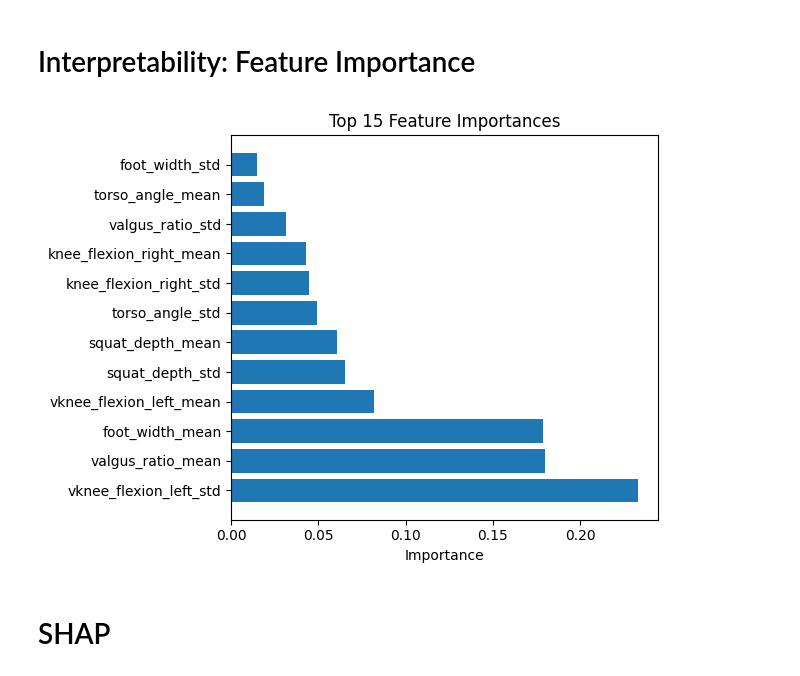
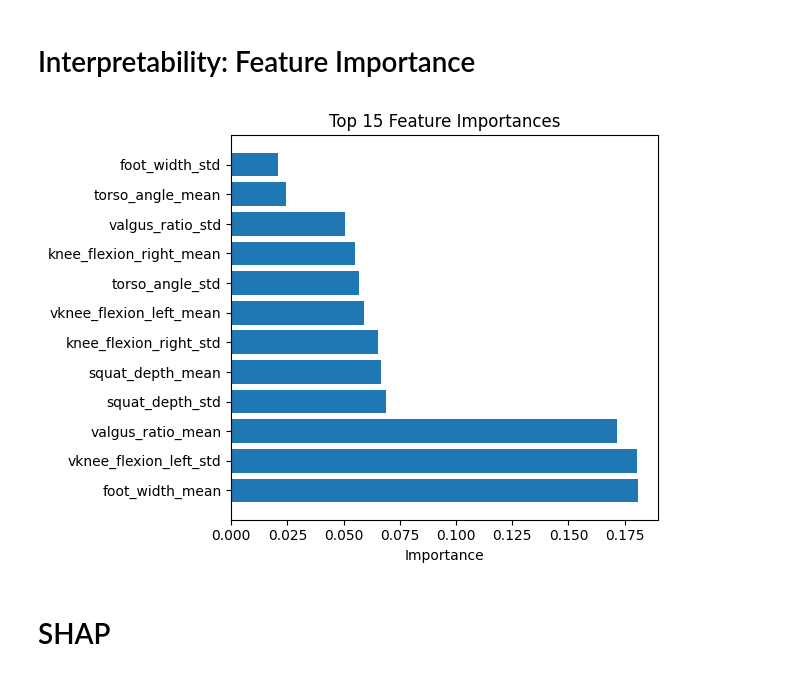
Before and after one commit to perujuice/BScThesis, a Jupyter notebook: models/rf-bioFeatures.ipynb, the cells around one changed output. Cells and saved outputs as stored; diff of their text form; code cells hidden in the pictures.

Commit message:
final model, everything done except augmented data runs

```diff
--- a/models/rf-bioFeatures.ipynb
+++ b/models/rf-bioFeatures.ipynb
@@ -146,11 +146,11 @@ import joblib
 best_params = grid_search.best_params_
 
 # 2. Create and train model with best parameters
-best_rf = RandomForestClassifier(**best_params, random_state=42)
+best_rf = RandomForestClassifier(**best_params, random_state=seeds[0])
 best_rf.fit(X_train, y_train)
 
 # 3. Save the trained model
-joblib.dump(best_rf, "trained_models/rf_model_raw_features.pkl")
+joblib.dump(best_rf, "trained_models/rf_model_bio_features.pkl")
 
 print("✅ Random Forest model trained and saved!")
 # %% [output]
@@ -215,16 +235,16 @@ plt.show()
 # Interpretability: Feature Importance
 # %%
 import matplotlib.pyplot as plt
-importances = best_model.feature_importances_
+importances = best_rf.feature_importances_
 feature_names = X_test.columns
 sorted_idx = importances.argsort()[::-1]
 
 plt.barh(feature_names[sorted_idx][:15], importances[sorted_idx][:15])
 plt.title("Top 15 Feature Importances")
 plt.xlabel("Importance")
 plt.tight_layout()
 plt.show()
 # %% [output]
-[figure, old version]
+[figure, new version]
 # %% [markdown]
 # SHAP
```
Also changed, not shown: parts of 7 cells of this notebook, 5 other files.
